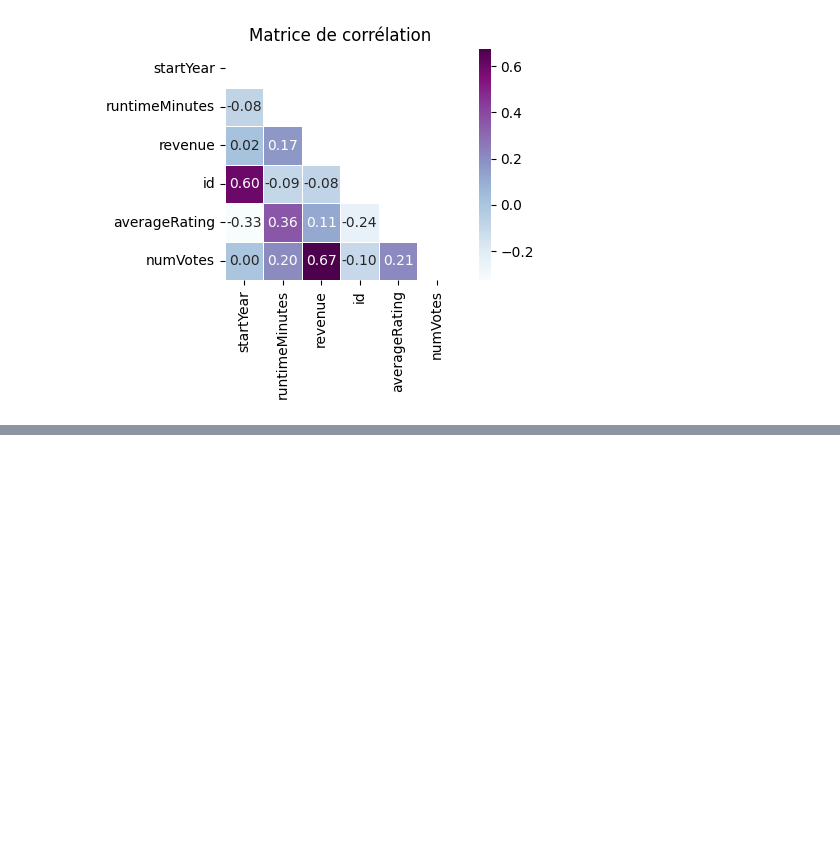
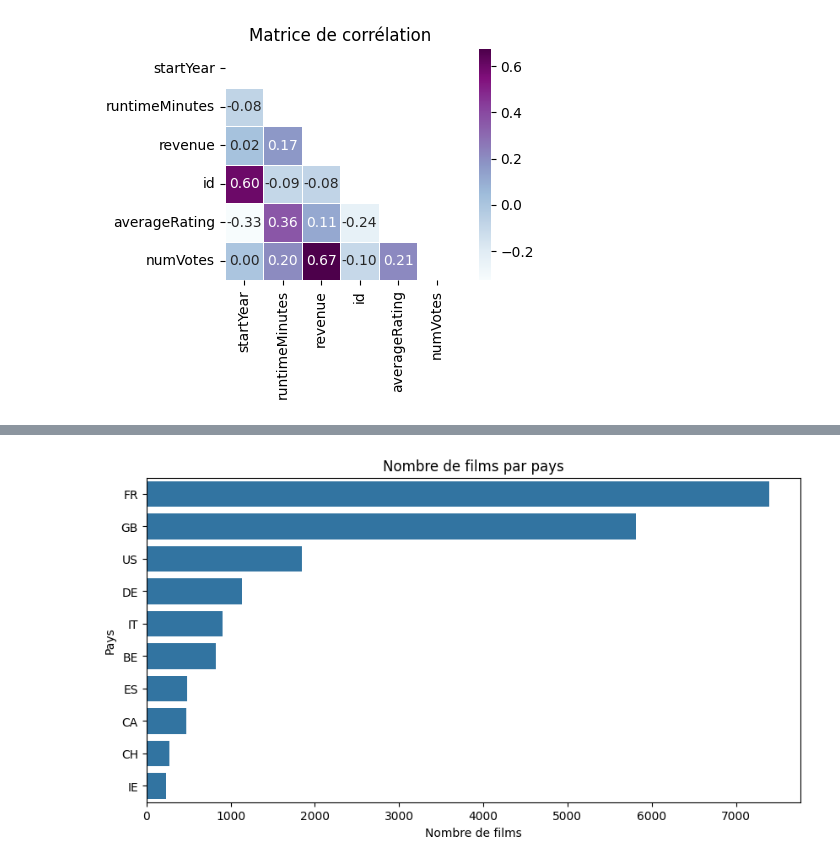
Before and after one commit to Idumii/WildCodeSchool-Projet2, a Jupyter notebook: analyse.ipynb, the cells around one changed output, grey strips where cells are left out. Cells and saved outputs as stored; diff of their text form; code cells hidden in the pictures; blank space fills up the shorter version.

```diff
--- a/analyse.ipynb
+++ b/analyse.ipynb
@@ -107,0 +185,32 @@ plt.show()
+# %%
+# Graphique pour la répartition des productions par pays
+
+# Créer un dataframe avec les pays
+df_country = df.copy().reset_index()
+df_country = df_country[['tconst', 'production_countries']]
+
+# Dupliquer le dataframe pour chaque pays
+df_country = (
+    df_country
+    .assign(production_countries = df_country['production_countries'].str.split(','))  # chaînage en liste
+    .explode('production_countries')                                  # une ligne par pays
+    .assign(production_countries = lambda d: d['production_countries'].str.strip()) # suppression des espaces en trop
+    .query("production_countries != '' and production_countries == production_countries")
+    )
+
+# Regrouper les pays par nombre de films
+df_country = df_country.groupby('production_countries').agg(
+    count=('production_countries', 'size')
+    ).reset_index()
+
+
+# Créer un graphique à barres pour le nombre de films par pays et n'afficher que les 10 premiers
+df_country = df_country.sort_values(by='count', ascending=False).head(10)
+plt.figure(figsize=(10, 5))
+sns.barplot(data=df_country, x='count', y='production_countries')
+plt.title('Nombre de films par pays')
+plt.xlabel('Nombre de films')
+plt.ylabel('Pays')
+plt.show()
+# %% [output]
+[figure, added]
```
Also changed, not shown: parts of 5 cells of this notebook.
